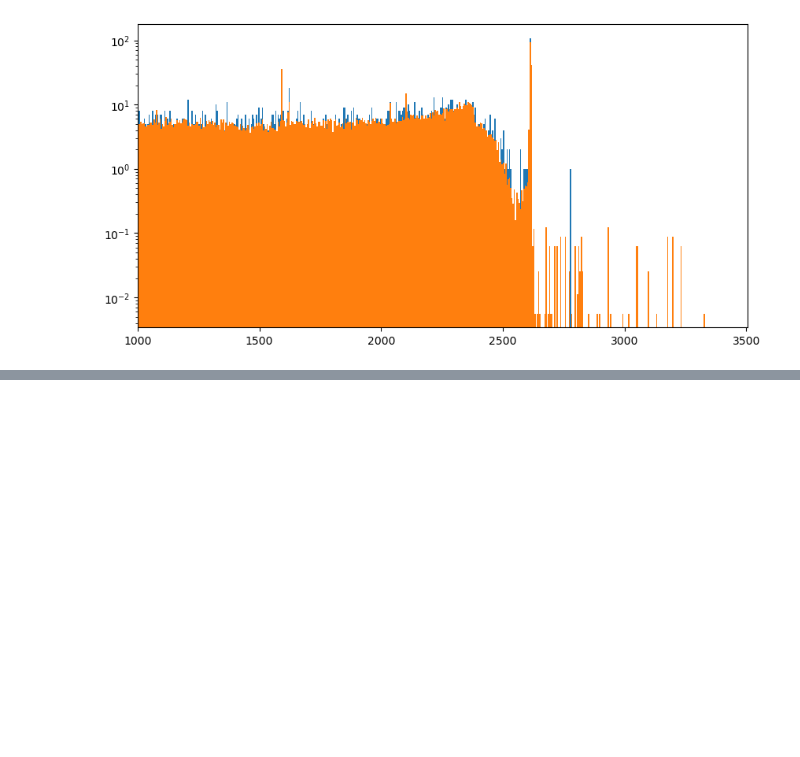
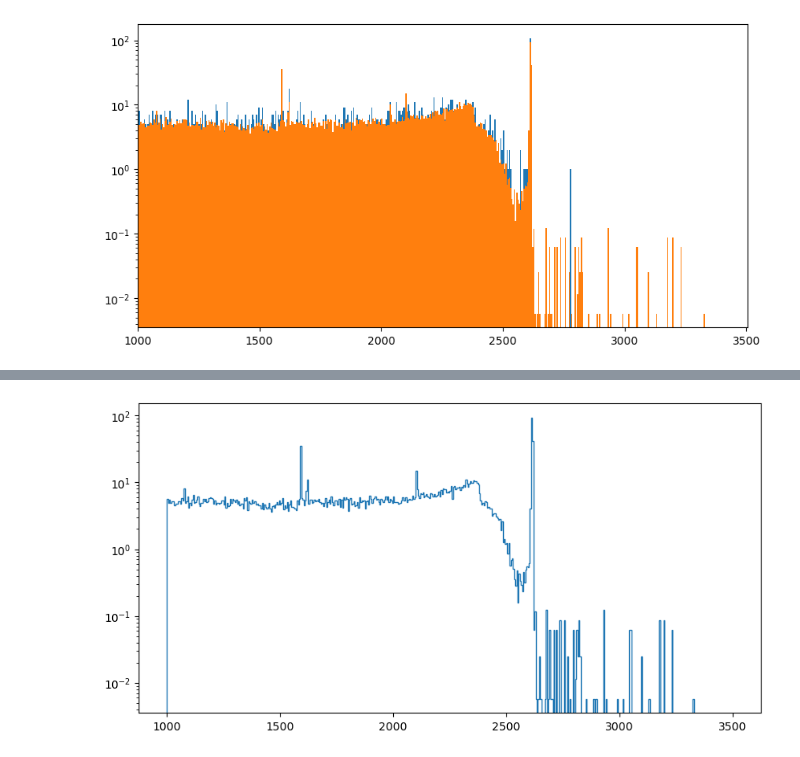
Before and after one commit to bucket420/dsc291-final, a Jupyter notebook: analysis.ipynb, the cells around one changed output, grey strips where cells are left out. Drawn from its saved outputs; the diff is of its cells as text; code cells hidden in the pictures; blank space fills up the shorter version.

```diff
--- a/analysis.ipynb
+++ b/analysis.ipynb
@@ -392,0 +395,9 @@ plt.xlim(energy_lower_limit, energy_upper_limit + bin_width)
+# %%
+asimov_hist = result[0] * pdf_A + result[1] * pdf_B + result[2] * pdf_C
+
+plt.figure(figsize=(10, 5))
+plt.stairs(asimov_hist, bins_Target)
+plt.yscale('log')
+plt.show()
+# %% [output]
+[figure, added]
```
Also changed, not shown: parts of 24 cells of this notebook, 1 other file.
